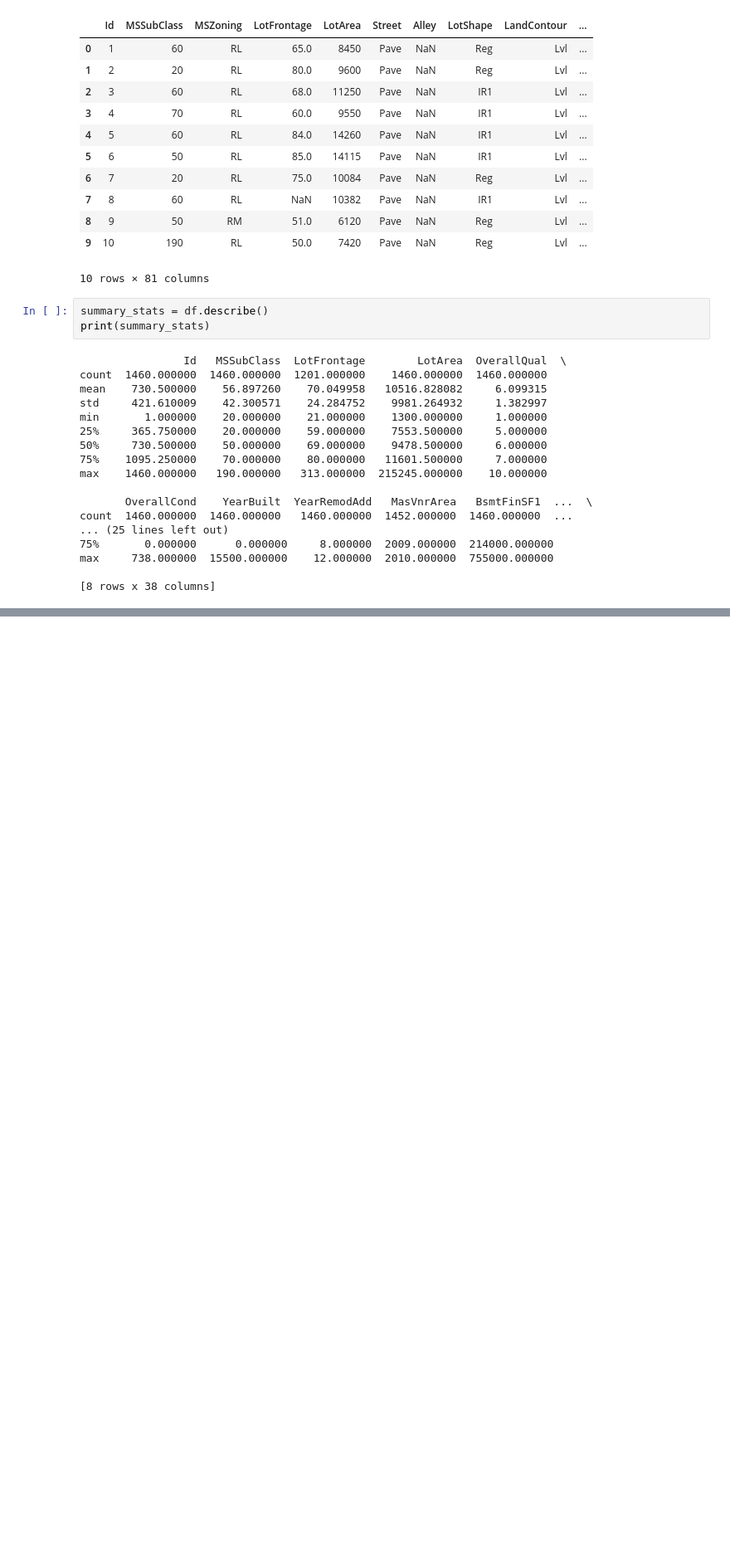
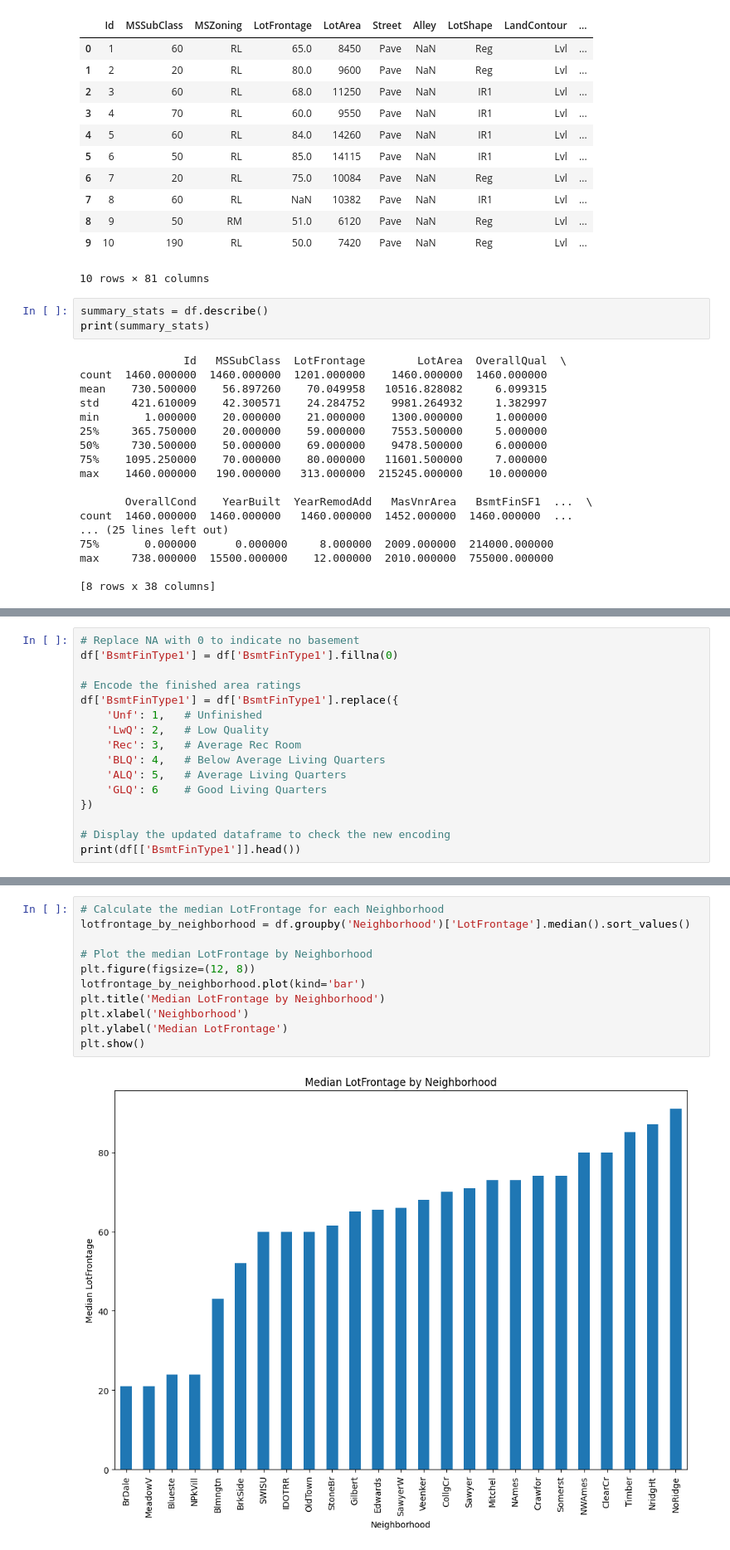
Before and after one commit to typ1cal/house-prices-advanced-regression-techniques, a Jupyter notebook: main.ipynb, the cells around one changed output, grey strips where cells are left out. Shown: that part at 83% size. Cells and saved outputs as stored; diff of their text form; blank space fills up the shorter version.

```diff
--- a/main.ipynb
+++ b/main.ipynb
@@ -42,0 +420,16 @@ max     738.000000  15500.000000    12.000000  2010.000000  755000.000000
+# %%
+# Replace NA with 0 to indicate no basement
+df['BsmtFinType1'] = df['BsmtFinType1'].fillna(0)
+
+# Encode the finished area ratings
+df['BsmtFinType1'] = df['BsmtFinType1'].replace({
+    'Unf': 1,   # Unfinished
+    'LwQ': 2,   # Low Quality
+    'Rec': 3,   # Average Rec Room
+    'BLQ': 4,   # Below Average Living Quarters
+    'ALQ': 5,   # Average Living Quarters
+    'GLQ': 6    # Good Living Quarters
+})
+
+# Display the updated dataframe to check the new encoding
+print(df[['BsmtFinType1']].head())
@@ -42,0 +532,13 @@ max     738.000000  15500.000000    12.000000  2010.000000  755000.000000
+# %%
+# Calculate the median LotFrontage for each Neighborhood
+lotfrontage_by_neighborhood = df.groupby('Neighborhood')['LotFrontage'].median().sort_values()
+
+# Plot the median LotFrontage by Neighborhood
+plt.figure(figsize=(12, 8))
+lotfrontage_by_neighborhood.plot(kind='bar')
+plt.title('Median LotFrontage by Neighborhood')
+plt.xlabel('Neighborhood')
+plt.ylabel('Median LotFrontage')
+plt.show()
+# %% [output]
+[figure, added]
```
Also changed, not shown: parts of 54 cells of this notebook, 5 other files.
